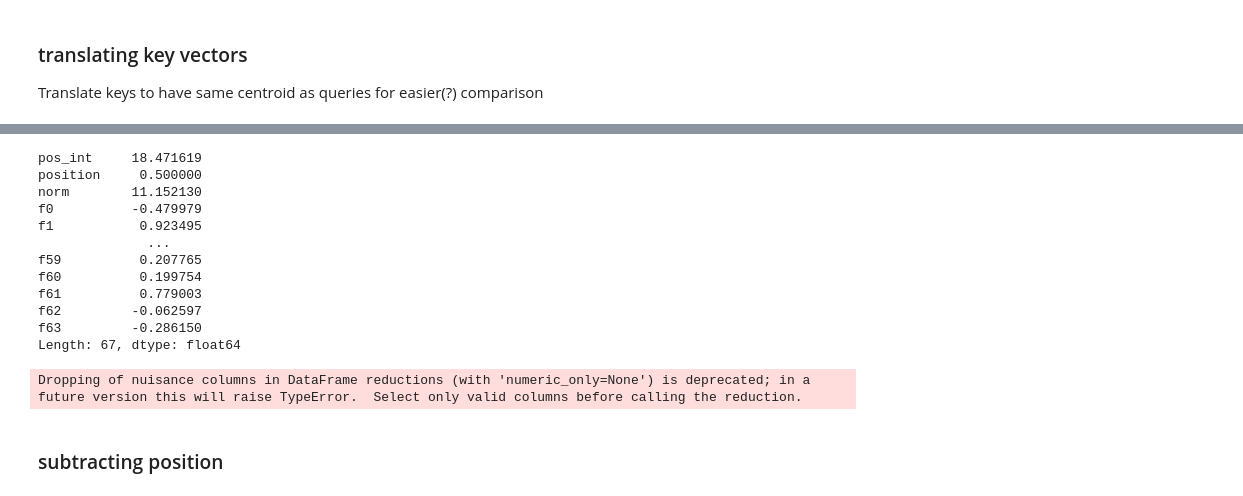
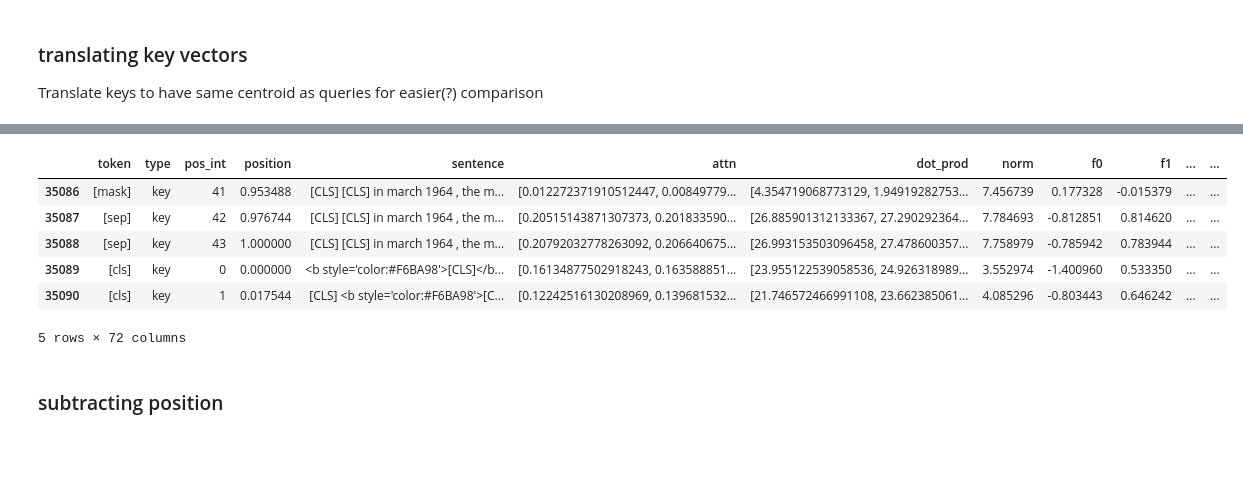
Before and after one commit to catherinesyeh/attention-exploration, a Jupyter notebook: attention.ipynb, the cells around one changed output, grey strips where cells are left out. Saved outputs shown, nothing was run; the diff lists cells and outputs as text; code cells hidden in the pictures; blank space fills up the shorter version.

```diff
--- a/attention.ipynb
+++ b/attention.ipynb
@@ -708,29 +882,37 @@ key_means = df_keys.mean(axis=0)
 # key_means
 # %%
+def translate_keys(df, df_keys, query_means, key_means):
 # translate key vectors accordingly
-new_keys = pd.DataFrame()
-for i in range(64):
-    col = "f" + str(i)
-    new_key = df_keys[col] - key_means[col] + query_means[col]
-    df.loc[df['type'] == 'key', col] = new_key
+    # new_keys = pd.DataFrame()
+    for i in range(64):
+        col = "f" + str(i)
+        new_key = df_keys[col] - key_means[col] + query_means[col]
+        df.loc[df['type'] == 'key', col] = new_key
 
-# print(new_keys.head())
-new_means = df[df.type == 'key'].mean(axis=0)
-print(new_means)
-# df.tail()
+    # print(new_keys.head())
+    # new_means = df[df.type == 'key'].mean(axis=0)
+    # print(new_means)
+    # df.tail()
+    return df
+
+# df = translate_keys(df, df_keys, query_means, key_means)
-# %% [output]
-pos_int     18.471619
-position     0.500000
-norm        11.152130
-f0          -0.479979
-f1           0.923495
-              ...
-f59          0.207765
-f60          0.199754
-f61          0.779003
-f62         -0.062597
-f63         -0.286150
-Length: 67, dtype: float64
-Dropping of nuisance columns in DataFrame reductions (with 'numeric_only=None') is deprecated; in a future version this will raise TypeError.  Select only valid columns before calling the reduction.
+# %%
+# whole translation loop
+def translate_loop(df):
+    query_means = find_q_means(df)
+    df_keys, key_means = find_k_means(df)
+    df = translate_keys(df, df_keys, query_means, key_means)
+    return df
+
+df = translate_loop(df)
+df.tail()
+# %% [output]
+|  | token | type | pos_int | position | sentence | attn | dot_prod | norm | f0 | f1 | ... | ... |
+| 35086 | [mask] | key | 41 | 0.953488 | [CLS] [CLS] in march 1964 , the m... | [0.012272371910512447, 0.00849779... | [4.354719068773129, 1.94919282753... | 7.456739 | 0.177328 | -0.015379 | ... | ... |
+| 35087 | [sep] | key | 42 | 0.976744 | [CLS] [CLS] in march 1964 , the m... | [0.20515143871307373, 0.201833590... | [26.885901312133367, 27.290292364... | 7.784693 | -0.812851 | 0.814620 | ... | ... |
+| 35088 | [sep] | key | 43 | 1.000000 | [CLS] [CLS] in march 1964 , the m... | [0.20792032778263092, 0.206640675... | [26.993153503096458, 27.478600357... | 7.758979 | -0.785942 | 0.783944 | ... | ... |
+| 35089 | [cls] | key | 0 | 0.000000 | <b style='color:#F6BA98'>[CLS]</b... | [0.16134877502918243, 0.163588851... | [23.955122539058536, 24.926318989... | 3.552974 | -1.400960 | 0.533350 | ... | ... |
+| 35090 | [cls] | key | 1 | 0.017544 | [CLS] <b style='color:#F6BA98'>[C... | [0.12242516130208969, 0.139681532... | [21.746572466991108, 23.662385061... | 4.085296 | -0.803443 | 0.646242 | ... | ... |
+5 rows × 72 columns
 # %% [markdown]
 ### subtracting position
```
Also changed, not shown: parts of 35 cells of this notebook.
